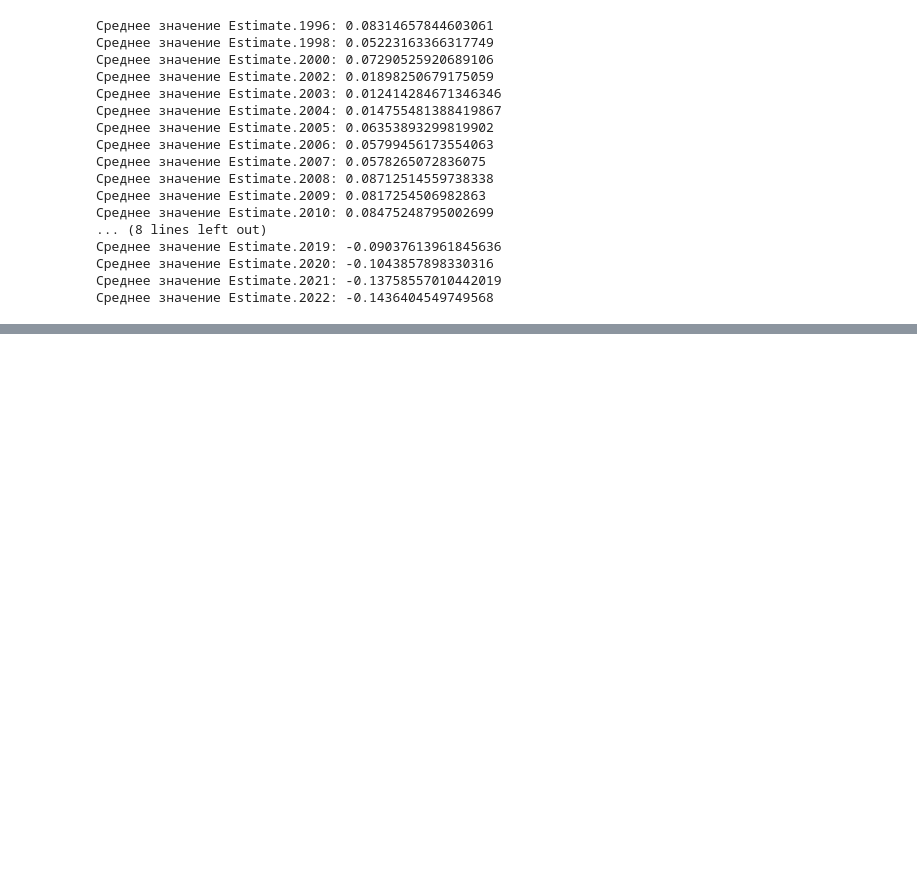
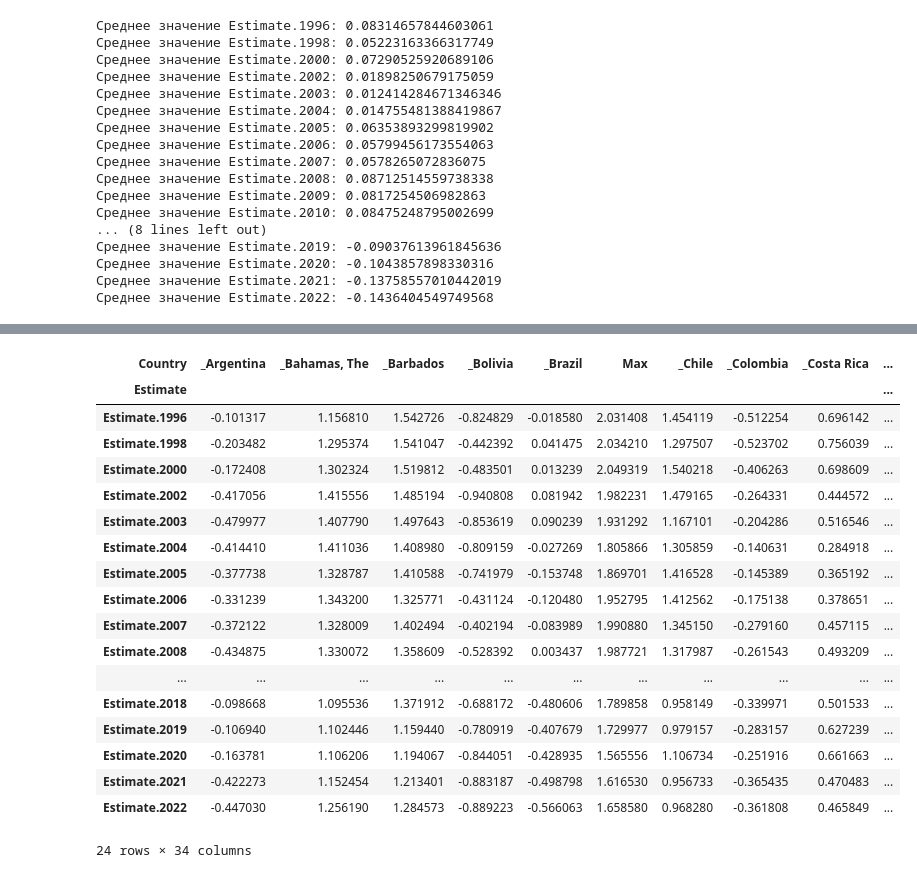
Before and after one commit to VladimirBorovoy/MLmethods_hw, a Jupyter notebook: ML_HW1.ipynb, the cells around one changed output, grey strips where cells are left out. Cells and saved outputs as stored; diff of their text form; code cells hidden in the pictures; blank space fills up the shorter version.

```diff
--- a/ML_HW1.ipynb
+++ b/ML_HW1.ipynb
@@ -244,3 +272,8 @@ for year in estimate_columns:
 Среднее значение Estimate.2020: -0.1043857898330316
 Среднее значение Estimate.2021: -0.13758557010442019
 Среднее значение Estimate.2022: -0.1436404549749568
+# %%
+# поиск столбцов Estimate в исходном датафрейме для последующего добавления России
+estimate_columns_original_df = [col for col in df.columns if col.startswith('Estimate')]
+
+estimate_columns_original_df
@@ -246,0 +329,26 @@ for year in estimate_columns:
+# %%
+for col in new_df.columns:
+    if col != "Canada" and col != "Venezuela, RB" and col != "Mean" and col != "Russia" and col[0] != '_':
+        new_df = new_df.rename(columns = {col : '_' + col})
+new_df = new_df.rename(columns = {'Canada' : 'Max', 'Venezuela, RB' : 'Min'})
+new_df
+# %% [output]
+| Country | _Argentina | _Bahamas, The | _Barbados | _Bolivia | _Brazil | Max | _Chile | _Colombia | _Costa Rica | ... |
+| Estimate |  |  |  |  |  |  |  |  |  | ... |
+| Estimate.1996 | -0.101317 | 1.156810 | 1.542726 | -0.824829 | -0.018580 | 2.031408 | 1.454119 | -0.512254 | 0.696142 | ... |
+| Estimate.1998 | -0.203482 | 1.295374 | 1.541047 | -0.442392 | 0.041475 | 2.034210 | 1.297507 | -0.523702 | 0.756039 | ... |
+| Estimate.2000 | -0.172408 | 1.302324 | 1.519812 | -0.483501 | 0.013239 | 2.049319 | 1.540218 | -0.406263 | 0.698609 | ... |
+| Estimate.2002 | -0.417056 | 1.415556 | 1.485194 | -0.940808 | 0.081942 | 1.982231 | 1.479165 | -0.264331 | 0.444572 | ... |
+| Estimate.2003 | -0.479977 | 1.407790 | 1.497643 | -0.853619 | 0.090239 | 1.931292 | 1.167101 | -0.204286 | 0.516546 | ... |
+| Estimate.2004 | -0.414410 | 1.411036 | 1.408980 | -0.809159 | -0.027269 | 1.805866 | 1.305859 | -0.140631 | 0.284918 | ... |
+| Estimate.2005 | -0.377738 | 1.328787 | 1.410588 | -0.741979 | -0.153748 | 1.869701 | 1.416528 | -0.145389 | 0.365192 | ... |
+| Estimate.2006 | -0.331239 | 1.343200 | 1.325771 | -0.431124 | -0.120480 | 1.952795 | 1.412562 | -0.175138 | 0.378651 | ... |
+| Estimate.2007 | -0.372122 | 1.328009 | 1.402494 | -0.402194 | -0.083989 | 1.990880 | 1.345150 | -0.279160 | 0.457115 | ... |
+| Estimate.2008 | -0.434875 | 1.330072 | 1.358609 | -0.528392 | 0.003437 | 1.987721 | 1.317987 | -0.261543 | 0.493209 | ... |
+| ... | ... | ... | ... | ... | ... | ... | ... | ... | ... | ... |
+| Estimate.2018 | -0.098668 | 1.095536 | 1.371912 | -0.688172 | -0.480606 | 1.789858 | 0.958149 | -0.339971 | 0.501533 | ... |
+| Estimate.2019 | -0.106940 | 1.102446 | 1.159440 | -0.780919 | -0.407679 | 1.729977 | 0.979157 | -0.283157 | 0.627239 | ... |
+| Estimate.2020 | -0.163781 | 1.106206 | 1.194067 | -0.844051 | -0.428935 | 1.565556 | 1.106734 | -0.251916 | 0.661663 | ... |
+| Estimate.2021 | -0.422273 | 1.152454 | 1.213401 | -0.883187 | -0.498798 | 1.616530 | 0.956733 | -0.365435 | 0.470483 | ... |
+| Estimate.2022 | -0.447030 | 1.256190 | 1.284573 | -0.889223 | -0.566063 | 1.658580 | 0.968280 | -0.361808 | 0.465849 | ... |
+24 rows × 34 columns
```
Also changed, not shown: parts of 17 cells of this notebook.
